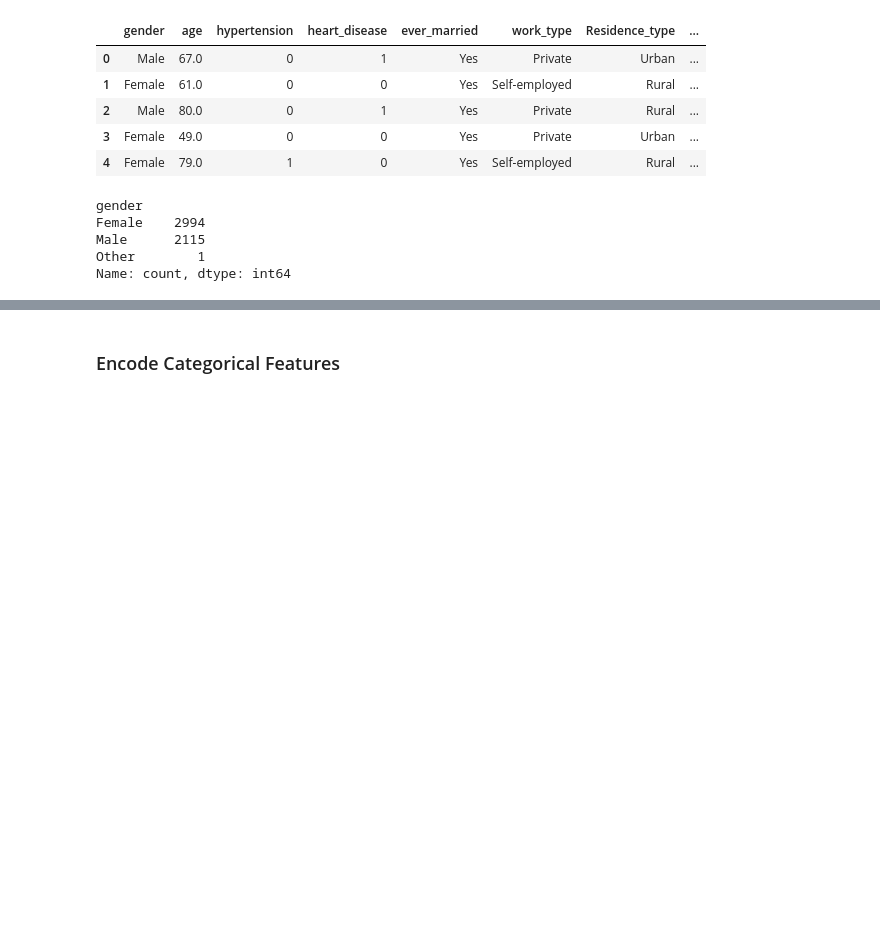
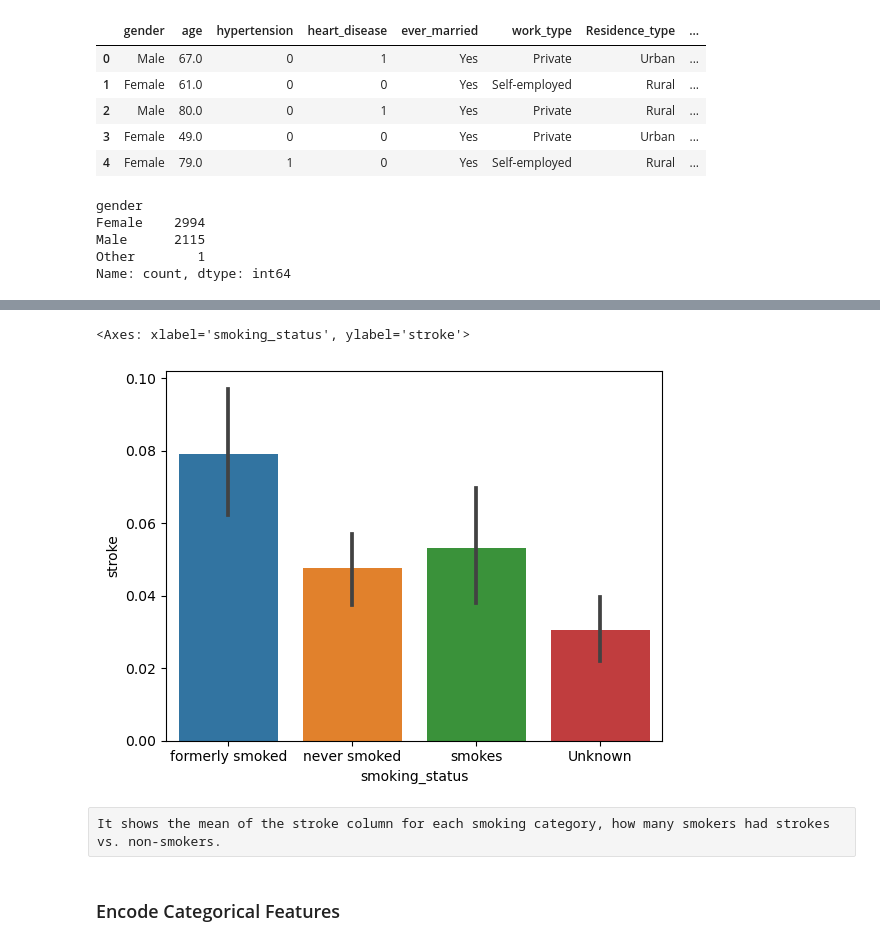
Before and after one commit to ZaremaHarachik/Final_ML_Project, a Jupyter notebook: Final_Project.ipynb, the cells around one changed output, grey strips where cells are left out. Drawn from its saved outputs; the diff is of its cells as text; code cells hidden in the pictures; blank space fills up the shorter version.

```diff
--- a/Final_Project.ipynb
+++ b/Final_Project.ipynb
@@ -120,3 +142,11 @@ df['gender'] = df['gender'].replace('Other', 'Male')
+# %%
+# Show Bar plot for smokers with stroke
+sns.barplot(x='smoking_status', y='stroke', data=df)
+# %% [output]
+<Axes: xlabel='smoking_status', ylabel='stroke'>
+[figure, added]
+# %% [raw]
+It shows the mean of the stroke column for each smoking category, how many smokers had strokes vs. non-smokers.
 # %% [markdown]
 ### Encode Categorical Features
 # %%
```
Also changed, not shown: parts of 10 cells of this notebook.
